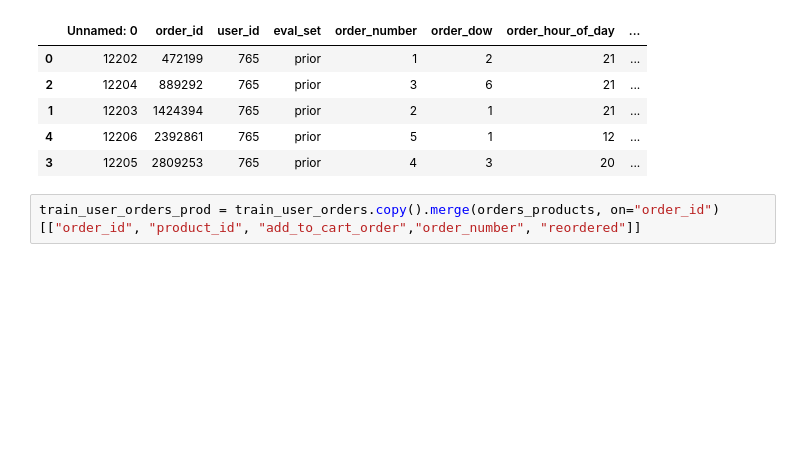
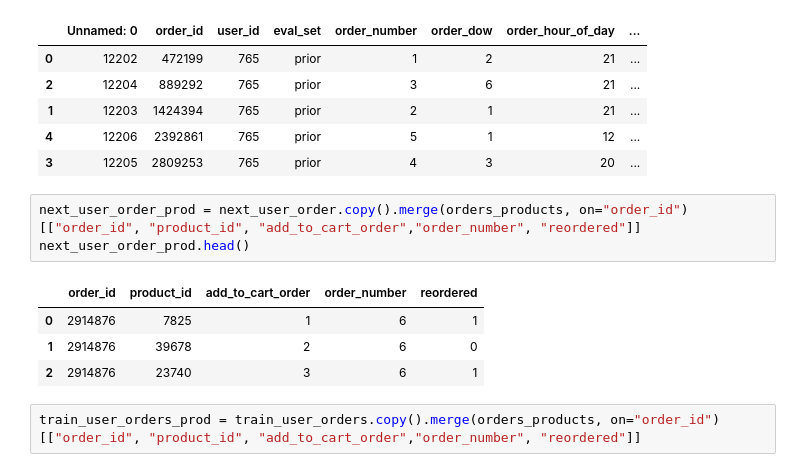
Before and after one commit to 1carew1/instacart_investigation, a Jupyter notebook: Assignment_2_Classification.ipynb, the cells around one changed output. Saved outputs shown, nothing was run; the diff lists cells and outputs as text; blank space fills up the shorter version.

```diff
--- a/Assignment_2_Classification.ipynb
+++ b/Assignment_2_Classification.ipynb
@@ -338,6 +341,14 @@ train_user_orders.head()
 | 1 | 12203 | 1424394 | 765 | prior | 2 | 1 | 21 | ... |
 | 4 | 12206 | 2392861 | 765 | prior | 5 | 1 | 12 | ... |
 | 3 | 12205 | 2809253 | 765 | prior | 4 | 3 | 20 | ... |
+# %%
+next_user_order_prod = next_user_order.copy().merge(orders_products, on="order_id")[["order_id", "product_id", "add_to_cart_order","order_number", "reordered"]]
+next_user_order_prod.head()
+# %% [output]
+|  | order_id | product_id | add_to_cart_order | order_number | reordered |
+| 0 | 2914876 | 7825 | 1 | 6 | 1 |
+| 1 | 2914876 | 39678 | 2 | 6 | 0 |
+| 2 | 2914876 | 23740 | 3 | 6 | 1 |
 # %%
 train_user_orders_prod = train_user_orders.copy().merge(orders_products, on="order_id")[["order_id", "product_id", "add_to_cart_order","order_number", "reordered"]]
 # %%
```
Also changed, not shown: parts of 3 cells of this notebook.
